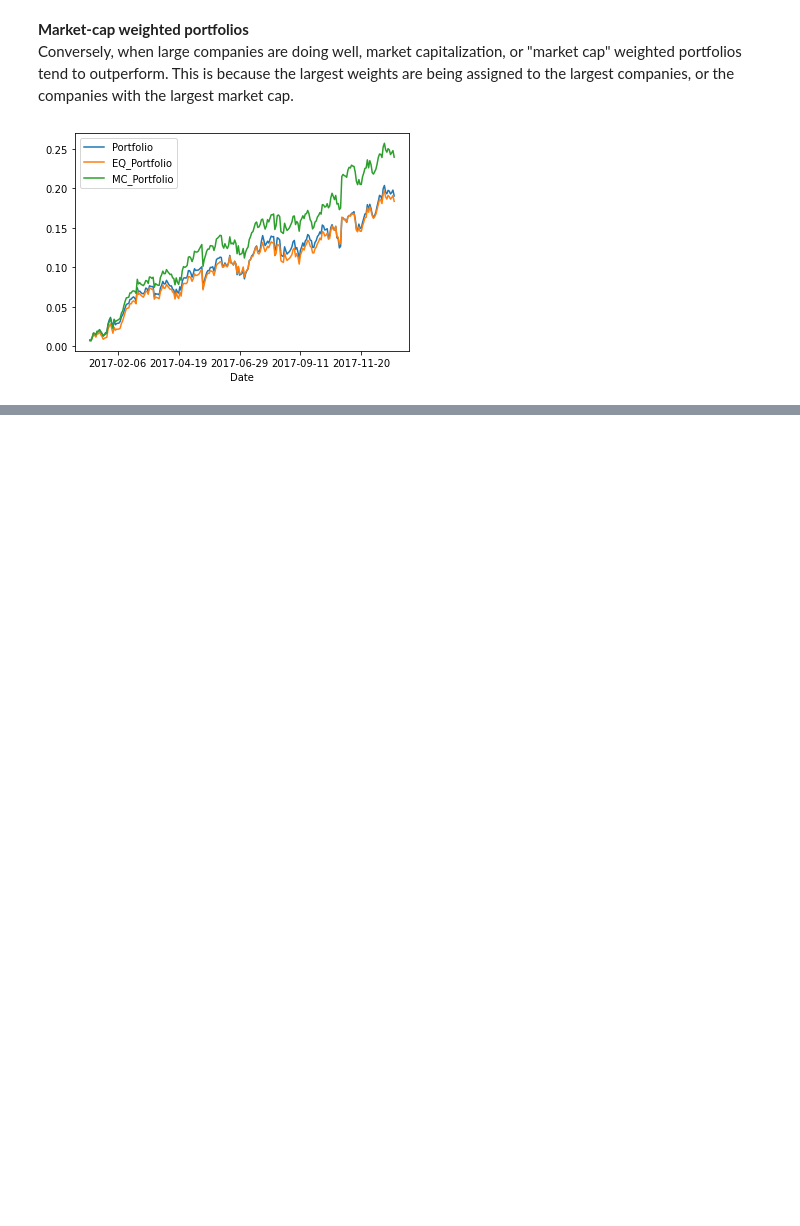
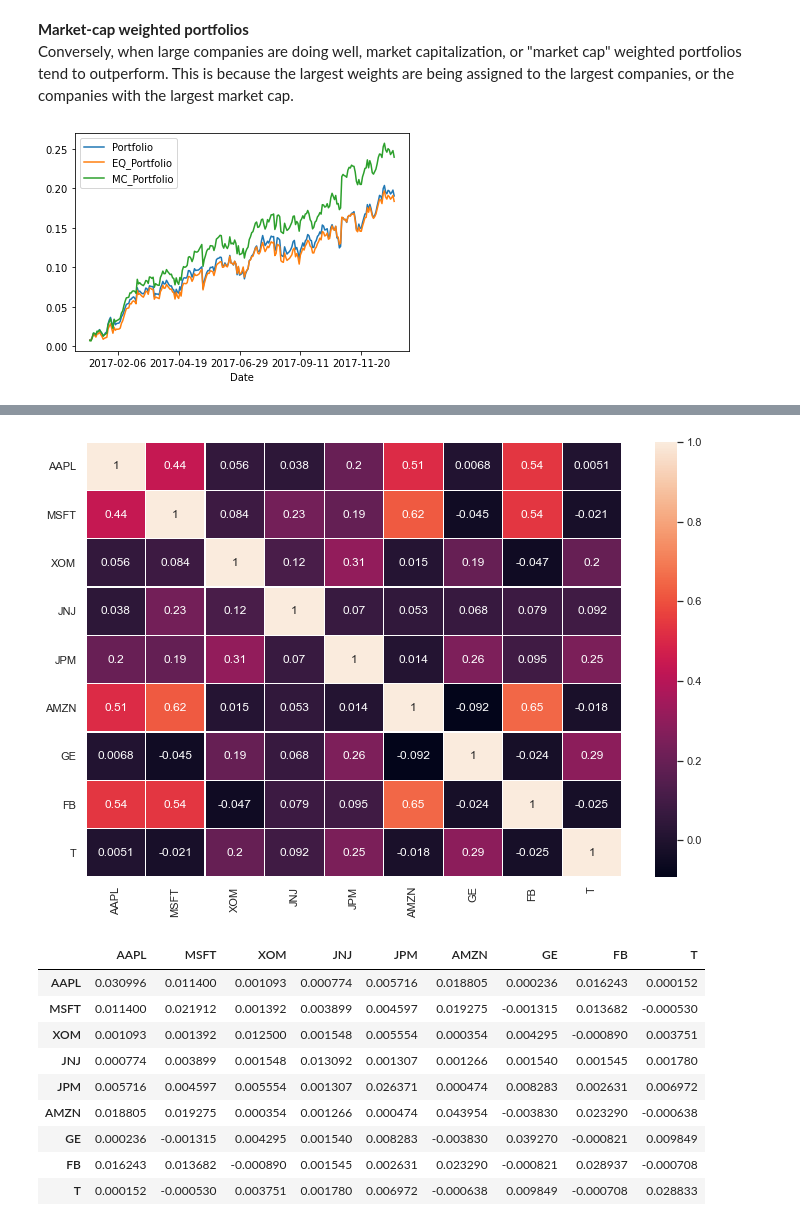
Before and after one commit to bearloop/learning-resources, a Jupyter notebook: 3_quant_risk_management.ipynb, the cells around one changed output, grey strips where cells are left out. Drawn from its saved outputs; the diff is of its cells as text; code cells hidden in the pictures; blank space fills up the shorter version.

```diff
--- a/3_quant_risk_management.ipynb
+++ b/3_quant_risk_management.ipynb
@@ -201,0 +211,29 @@ plt.show()
+# %%
+import seaborn as sns
+
+# Correlation matrix heatmap
+sns.heatmap(big9.corr(),annot=True,CMAP='YlGnBu',linewidths=0.3,
+            annot_kws={"size": 12},)
+
+# Plot aesthetics
+sns.set(rc = {'figure.figsize':(12,8)})
+plt.xticks(rotation=90)
+plt.yticks(rotation=0)
+plt.show()
+
+
+# Calculate and annualize the co-variance matrix
+cov_mat_annual = big9.cov()*252
+display(cov_mat_annual)
+# %% [output]
+[figure, added]
+|  | AAPL | MSFT | XOM | JNJ | JPM | AMZN | GE | FB | T |
+| AAPL | 0.030996 | 0.011400 | 0.001093 | 0.000774 | 0.005716 | 0.018805 | 0.000236 | 0.016243 | 0.000152 |
+| MSFT | 0.011400 | 0.021912 | 0.001392 | 0.003899 | 0.004597 | 0.019275 | -0.001315 | 0.013682 | -0.000530 |
+| XOM | 0.001093 | 0.001392 | 0.012500 | 0.001548 | 0.005554 | 0.000354 | 0.004295 | -0.000890 | 0.003751 |
+| JNJ | 0.000774 | 0.003899 | 0.001548 | 0.013092 | 0.001307 | 0.001266 | 0.001540 | 0.001545 | 0.001780 |
+| JPM | 0.005716 | 0.004597 | 0.005554 | 0.001307 | 0.026371 | 0.000474 | 0.008283 | 0.002631 | 0.006972 |
+| AMZN | 0.018805 | 0.019275 | 0.000354 | 0.001266 | 0.000474 | 0.043954 | -0.003830 | 0.023290 | -0.000638 |
+| GE | 0.000236 | -0.001315 | 0.004295 | 0.001540 | 0.008283 | -0.003830 | 0.039270 | -0.000821 | 0.009849 |
+| FB | 0.016243 | 0.013682 | -0.000890 | 0.001545 | 0.002631 | 0.023290 | -0.000821 | 0.028937 | -0.000708 |
+| T | 0.000152 | -0.000530 | 0.003751 | 0.001780 | 0.006972 | -0.000638 | 0.009849 | -0.000708 | 0.028833 |
```
Also changed, not shown: parts of 37 cells of this notebook.
